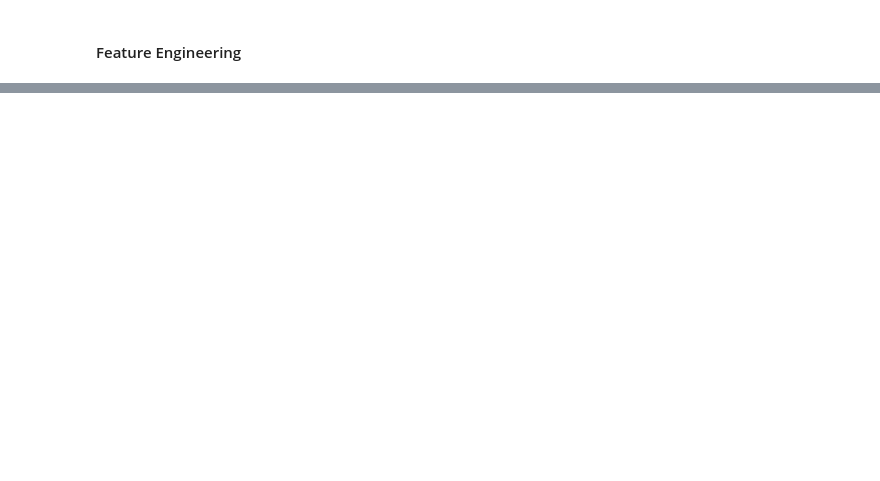
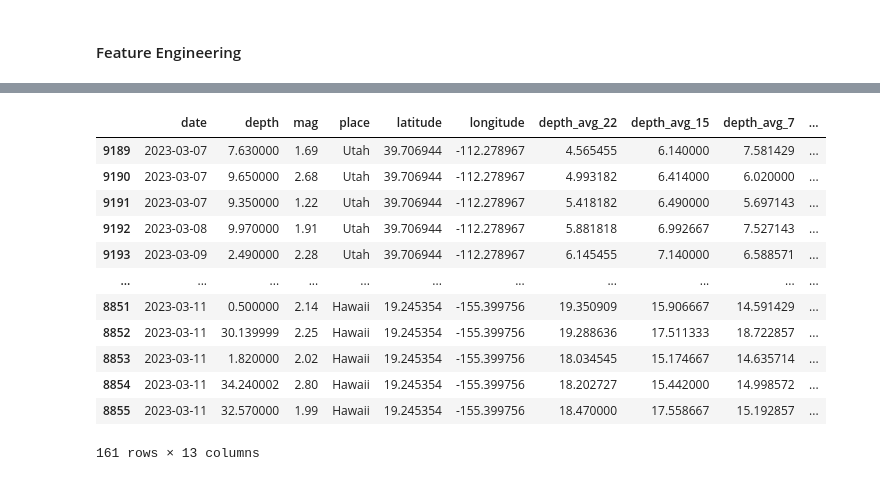
Before and after one commit to BhakeSart/Earthquake-Predictor-in-realtime, a Jupyter notebook: data/ETL+EDA.ipynb, the cells around one changed output, grey strips where cells are left out. Drawn from its saved outputs; the diff is of its cells as text; code cells hidden in the pictures; blank space fills up the shorter version.

```diff
--- a/data/ETL+EDA.ipynb
+++ b/data/ETL+EDA.ipynb
@@ -341,4 +348,0 @@ for place in list(set(eq_tmp['place'])):
-# %%
-#days to predict value on earth quake data this is not yet seen or witnessed by next 7 days (consider as live next 7 days period)
-eq_data_last_days_out.append(temp_df.tail(DAYS_TO_PREDICT))
-eq_data.append(temp_df)
@@ -368,0 +400,24 @@ eq_all = eq_all[np.isfinite(eq_all['mag_outcome'])]
+# %%
+# keep our live data for predictions
+eq_data_last_days_out = pd.concat(eq_data_last_days_out)
+
+
+eq_data_last_days_out = eq_data_last_days_out[np.isfinite(eq_data_last_days_out['mag_avg_22'])]
+predict_unknown=eq_data_last_days_out
+# %%
+# here 'mag_outcome' has NaN because these are future outcome event to be predicted live or data that has not yet been witnessed
+predict_unknown
+# %% [output]
+|  | date | depth | mag | place | latitude | longitude | depth_avg_22 | depth_avg_15 | depth_avg_7 | ... |
+| 9189 | 2023-03-07 | 7.630000 | 1.69 | Utah | 39.706944 | -112.278967 | 4.565455 | 6.140000 | 7.581429 | ... |
+| 9190 | 2023-03-07 | 9.650000 | 2.68 | Utah | 39.706944 | -112.278967 | 4.993182 | 6.414000 | 6.020000 | ... |
+| 9191 | 2023-03-07 | 9.350000 | 1.22 | Utah | 39.706944 | -112.278967 | 5.418182 | 6.490000 | 5.697143 | ... |
+| 9192 | 2023-03-08 | 9.970000 | 1.91 | Utah | 39.706944 | -112.278967 | 5.881818 | 6.992667 | 7.527143 | ... |
+| 9193 | 2023-03-09 | 2.490000 | 2.28 | Utah | 39.706944 | -112.278967 | 6.145455 | 7.140000 | 6.588571 | ... |
+| ... | ... | ... | ... | ... | ... | ... | ... | ... | ... | ... |
+| 8851 | 2023-03-11 | 0.500000 | 2.14 | Hawaii | 19.245354 | -155.399756 | 19.350909 | 15.906667 | 14.591429 | ... |
+| 8852 | 2023-03-11 | 30.139999 | 2.25 | Hawaii | 19.245354 | -155.399756 | 19.288636 | 17.511333 | 18.722857 | ... |
+| 8853 | 2023-03-11 | 1.820000 | 2.02 | Hawaii | 19.245354 | -155.399756 | 18.034545 | 15.174667 | 14.635714 | ... |
+| 8854 | 2023-03-11 | 34.240002 | 2.80 | Hawaii | 19.245354 | -155.399756 | 18.202727 | 15.442000 | 14.998572 | ... |
+| 8855 | 2023-03-11 | 32.570000 | 1.99 | Hawaii | 19.245354 | -155.399756 | 18.470000 | 17.558667 | 15.192857 | ... |
+161 rows × 13 columns
```
Also changed, not shown: parts of 19 cells of this notebook.
